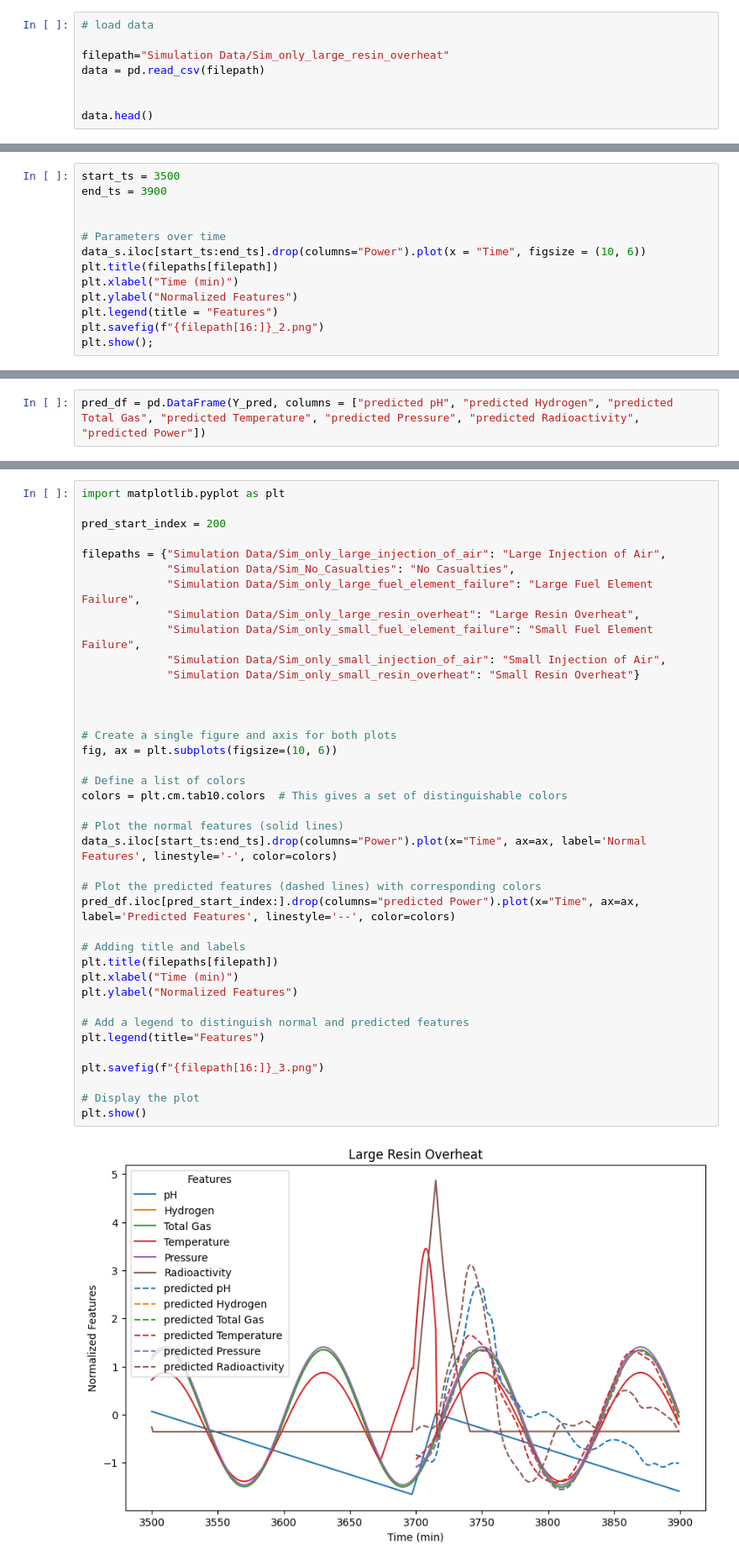
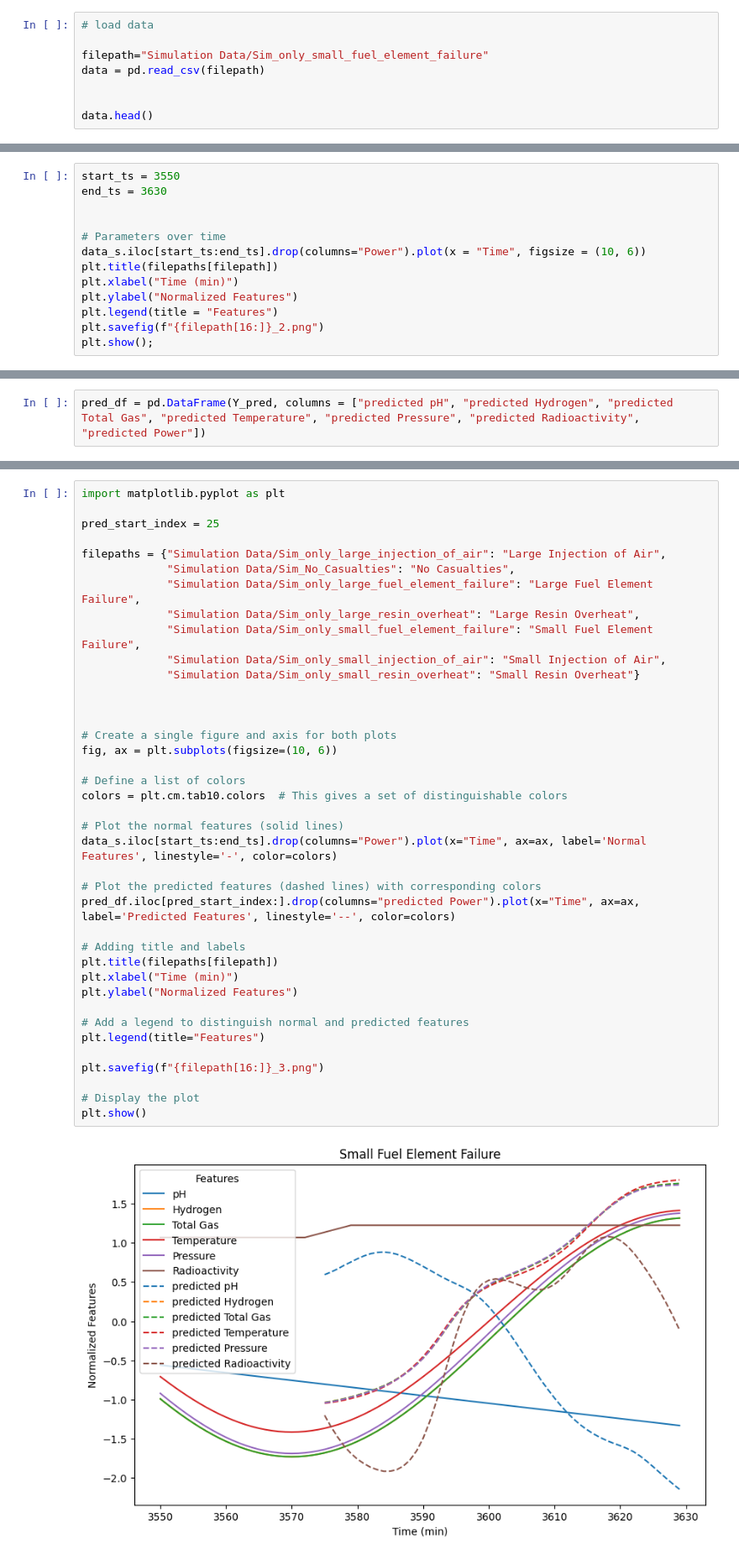
Before and after one commit to shawnschulz/chem_277B_capstone_project, a Jupyter notebook: graph_casualty.ipynb, the cells around one changed output, grey strips where cells are left out. Shown at 84% size. Drawn from its saved outputs; the diff is of its cells as text.

Commit message:
fuel element failure plot updates

```diff
--- a/graph_casualty.ipynb
+++ b/graph_casualty.ipynb
@@ -16,7 +16,7 @@ import Archive.utils277b as utils
 # %%
 # load data
 
-filepath="Simulation Data/Sim_only_large_resin_overheat"
+filepath="Simulation Data/Sim_only_small_fuel_element_failure"
 data = pd.read_csv(filepath)
 
 
@@ -338,6 +332,6 @@ data_s.head()
 # %%
-start_ts = 3500
-end_ts = 3900
+start_ts = 3550
+end_ts = 3630
 
 
 # Parameters over time
@@ -414,7 +408,7 @@ pred_df.head()
 # %%
 import matplotlib.pyplot as plt
 
-pred_start_index = 200
+pred_start_index = 25
 
 filepaths = {"Simulation Data/Sim_only_large_injection_of_air": "Large Injection of Air",
              "Simulation Data/Sim_No_Casualties": "No Casualties",
@@ -424,34 +418,34 @@ filepaths = {"Simulation Data/Sim_only_large_injection_of_air": "Large Injection
              "Simulation Data/Sim_only_small_injection_of_air": "Small Injection of Air",
              "Simulation Data/Sim_only_small_resin_overheat": "Small Resin Overheat"}
 
 
 
 # Create a single figure and axis for both plots
 fig, ax = plt.subplots(figsize=(10, 6))
 
 # Define a list of colors
 colors = plt.cm.tab10.colors  # This gives a set of distinguishable colors
 
 # Plot the normal features (solid lines)
 data_s.iloc[start_ts:end_ts].drop(columns="Power").plot(x="Time", ax=ax, label='Normal Features', linestyle='-', color=colors)
 
 # Plot the predicted features (dashed lines) with corresponding colors
 pred_df.iloc[pred_start_index:].drop(columns="predicted Power").plot(x="Time", ax=ax, label='Predicted Features', linestyle='--', color=colors)
 
 # Adding title and labels
 plt.title(filepaths[filepath])
 plt.xlabel("Time (min)")
 plt.ylabel("Normalized Features")
 
 # Add a legend to distinguish normal and predicted features
 plt.legend(title="Features")
 
 plt.savefig(f"{filepath[16:]}_3.png")
 
 # Display the plot
 plt.show()
 # %% [output]
-[figure, old version]
+[figure, new version]
 # %%
 import matplotlib.pyplot as plt
 
```
Also changed, not shown: parts of 13 cells of this notebook, 12 other files.
